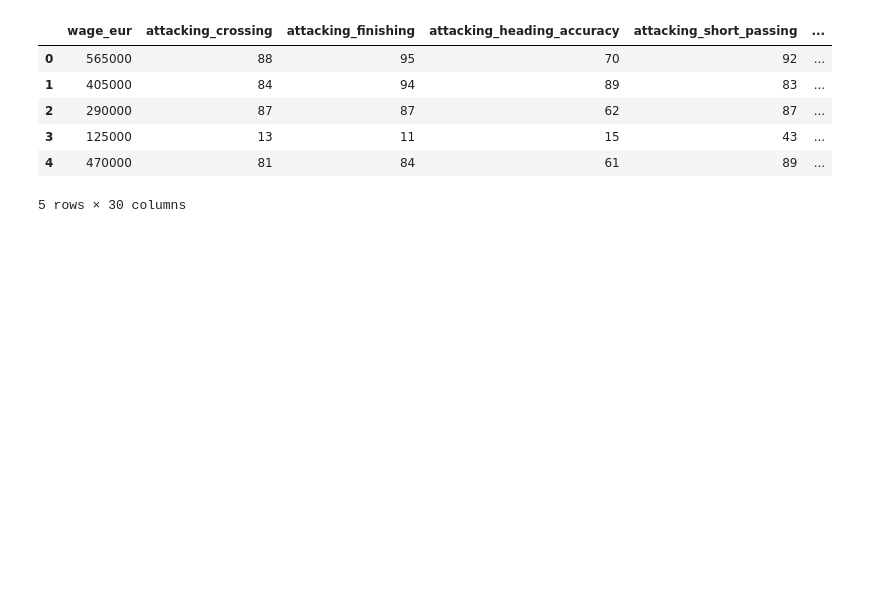
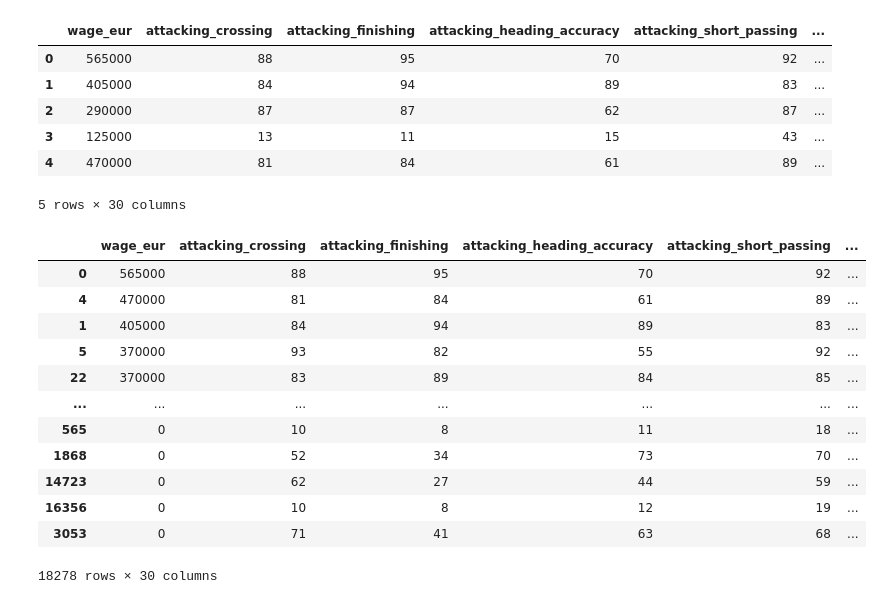
Before and after one commit to Pizza1119/DATA3450_Asn_3_Students, a Jupyter notebook: asn_3_1221_start.ipynb, the cells around one changed output. Cells and saved outputs as stored; diff of their text form; code cells hidden in the pictures; blank space fills up the shorter version.

```diff
--- a/asn_3_1221_start.ipynb
+++ b/asn_3_1221_start.ipynb
@@ -260,3 +266,19 @@ df.head()
 | 3 | 125000 | 13 | 11 | 15 | 43 | ... |
 | 4 | 470000 | 81 | 84 | 61 | 89 | ... |
 5 rows × 30 columns
+# %%
+df.sort_values('wage_eur',ascending=False)
+# %% [output]
+|  | wage_eur | attacking_crossing | attacking_finishing | attacking_heading_accuracy | attacking_short_passing | ... |
+| 0 | 565000 | 88 | 95 | 70 | 92 | ... |
+| 4 | 470000 | 81 | 84 | 61 | 89 | ... |
+| 1 | 405000 | 84 | 94 | 89 | 83 | ... |
+| 5 | 370000 | 93 | 82 | 55 | 92 | ... |
+| 22 | 370000 | 83 | 89 | 84 | 85 | ... |
+| ... | ... | ... | ... | ... | ... | ... |
+| 565 | 0 | 10 | 8 | 11 | 18 | ... |
+| 1868 | 0 | 52 | 34 | 73 | 70 | ... |
+| 14723 | 0 | 62 | 27 | 44 | 59 | ... |
+| 16356 | 0 | 10 | 8 | 12 | 19 | ... |
+| 3053 | 0 | 71 | 41 | 63 | 68 | ... |
+18278 rows × 30 columns
```
Also changed, not shown: parts of 56 cells of this notebook.
